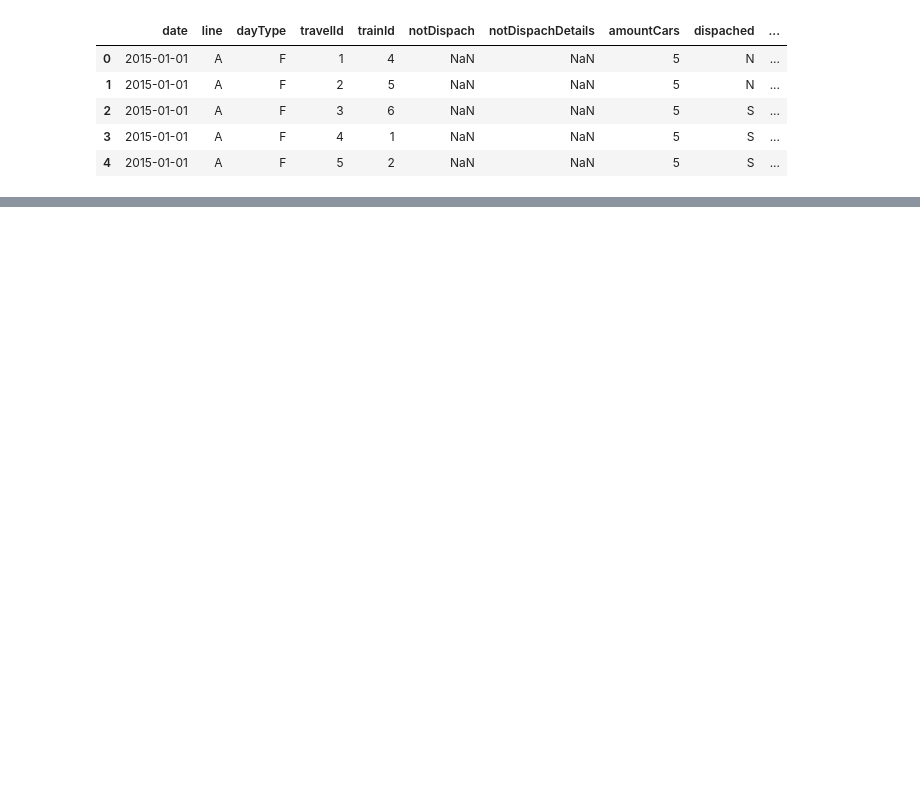
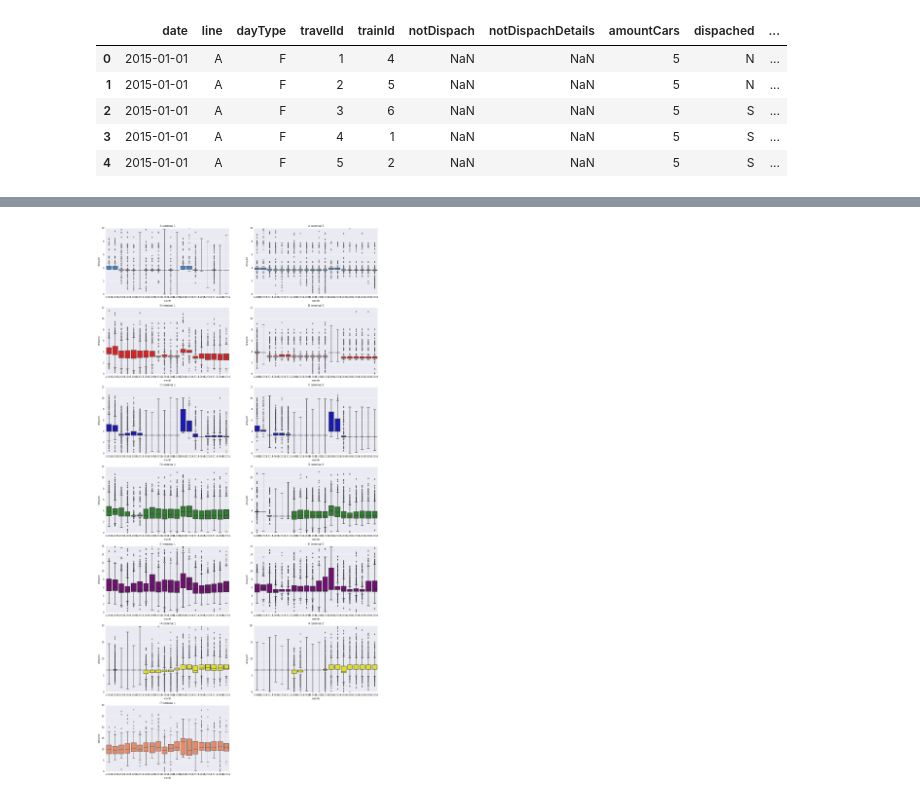
Before and after one commit to alephcero/baSubwayObservatory, a Jupyter notebook: dataAnalysis.ipynb, the cells around one changed output, grey strips where cells are left out. Drawn from its saved outputs; the diff is of its cells as text; code cells hidden in the pictures; blank space fills up the shorter version.

```diff
--- a/dataAnalysis.ipynb
+++ b/dataAnalysis.ipynb
@@ -34,0 +54,5 @@ sns.boxplot(subwayData.month,subwayData.delayInt)
+# %%
+lines = subwayData.line.unique()
+waitingTimeByLine = subwayData.delay.groupby(by=subwayData.line).describe()
+for line in lines:
+    print line,'median:',waitingTimeByLine[line]['50%'],line,'mean:',waitingTimeByLine[line]['mean']
@@ -34,0 +93,10 @@ sns.boxplot(subwayData.month,subwayData.delayInt)
+# %%
+#create masks for rush hours during workdays
+workdayNotNan = (subwayData.dayType == 'H') &  (~subwayData.delay.isnull())
+subwayData['rushMorning'] = (subwayData.departHour >= 8) & (subwayData.departHour <= 10) & workdayNotNan
+subwayData['rushEvening'] = (subwayData.departHour >= 17) & (subwayData.departHour <= 19) & workdayNotNan
+# %%
+print subwayData.shape
+waitingTime = subwayData.copy().loc[subwayData.rushEvening |subwayData.rushMorning,['line','month','terminal','delay','delayInt','rushMorning','rushEvening']]
+print waitingTime.shape
+waitingTime.head()
@@ -34,0 +112,34 @@ sns.boxplot(subwayData.month,subwayData.delayInt)
+# %%
+fig = plt.figure(figsize=(20,40))
+plotId = 1
+for lineId in range(len(lines)):
+    line = lines[lineId]
+    color = lineColors[line]
+    #print line, color
+    for i in [1,2]:
+        terminal = i
+
+        if line == 'P' and terminal == 2 :
+            break
+
+        #print terminal
+        plotMask = (waitingTime.line == line) & (waitingTime.terminal == terminal)
+        #print sum(plotMask), len(plotMask)
+
+
+        if (line != 'C' and line != 'H'): #radial lines selection for rush hour depending on terminal
+            if i == 1:
+                plotMask = plotMask & waitingTime.rushMorning
+            else:
+                plotMask = plotMask & waitingTime.rushEvening
+        else:
+            plotMask = (plotMask & (waitingTime.rushEvening | waitingTime.rushMorning))
+
+        ax = fig.add_subplot(7,2,plotId)
+        ax = sns.boxplot(waitingTime.month[plotMask],waitingTime.delayInt[plotMask],color=color)
+        ax.set_title(line + ' terminal ' + str(i))
+        plotId += 1
+
+fig.savefig('plot.png')
+# %% [output]
+[figure, added]
```
Also changed, not shown: parts of 16 cells of this notebook.
